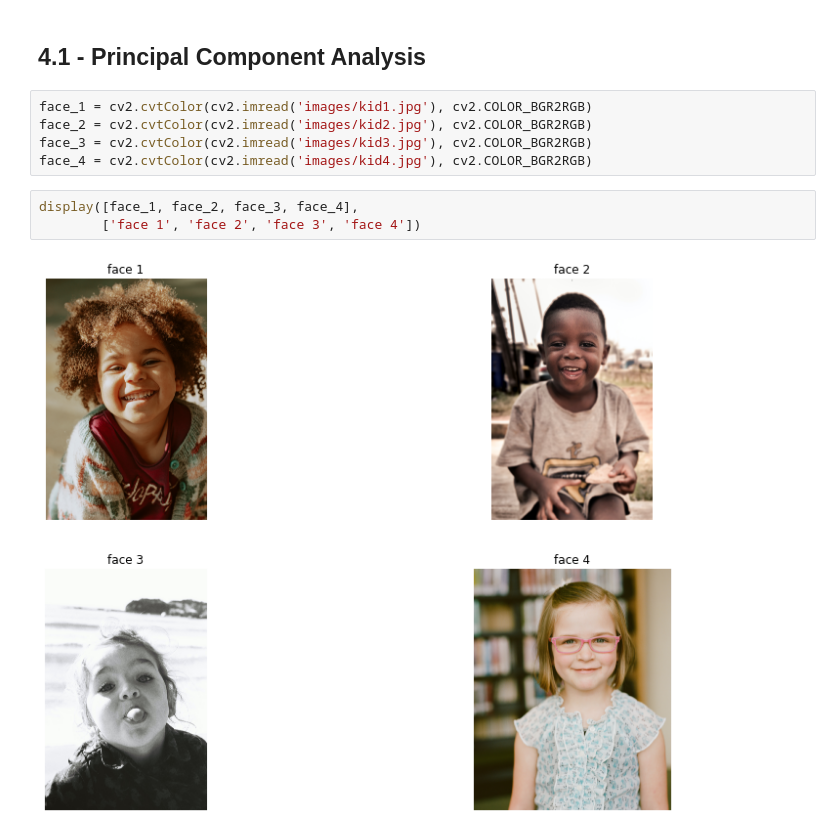
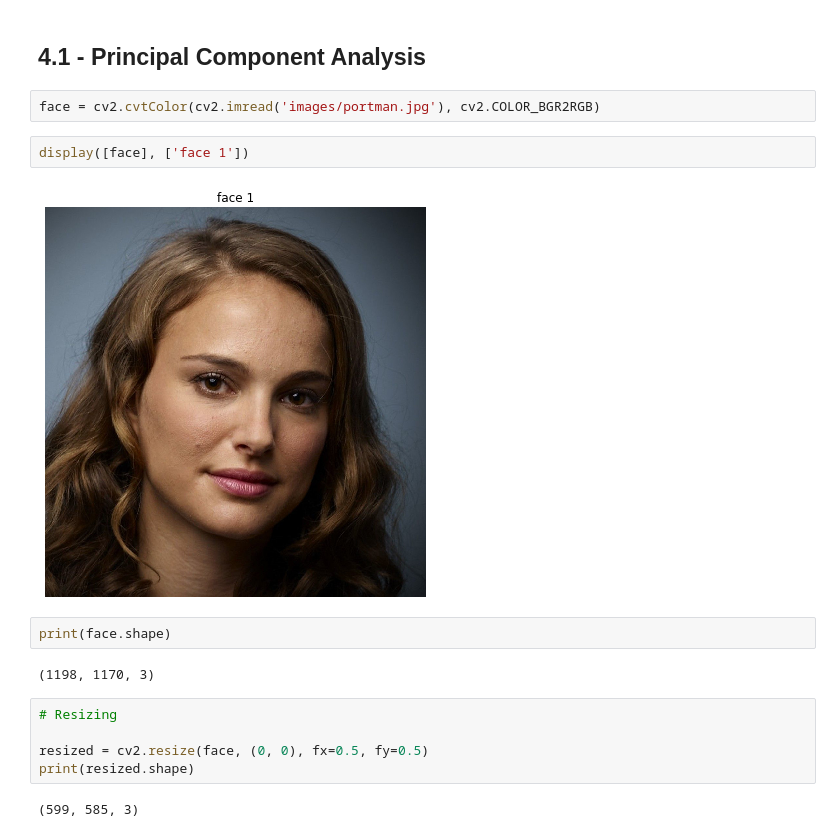
Before and after one commit to S010MON/image-processing, a Jupyter notebook: project2/6252320-Debnath_proj2.ipynb, the cells around one changed output. Drawn from its saved outputs; the diff is of its cells as text.

Commit message:
Natalie Portman added

```diff
--- a/project2/6252320-Debnath_proj2.ipynb
+++ b/project2/6252320-Debnath_proj2.ipynb
@@ -371,12 +371,19 @@ array([ 0.37247779, -0.34416745, -0.35751344,  0.10418296, -0.67694893,
 # %% [markdown]
 ## 4.1 - Principal Component Analysis
-# %%
-face_1 = cv2.cvtColor(cv2.imread('images/kid1.jpg'), cv2.COLOR_BGR2RGB)
-face_2 = cv2.cvtColor(cv2.imread('images/kid2.jpg'), cv2.COLOR_BGR2RGB)
-face_3 = cv2.cvtColor(cv2.imread('images/kid3.jpg'), cv2.COLOR_BGR2RGB)
-face_4 = cv2.cvtColor(cv2.imread('images/kid4.jpg'), cv2.COLOR_BGR2RGB)
-# %%
-display([face_1, face_2, face_3, face_4],
-        ['face 1', 'face 2', 'face 3', 'face 4'])
-# %% [output]
-[figure, removed]
+# %%
+face = cv2.cvtColor(cv2.imread('images/portman.jpg'), cv2.COLOR_BGR2RGB)
+# %%
+display([face], ['face 1'])
+# %% [output]
+[figure, added]
+# %%
+print(face.shape)
+# %% [output]
+(1198, 1170, 3)
+# %%
+# Resizing
+
+resized = cv2.resize(face, (0, 0), fx=0.5, fy=0.5)
+print(resized.shape)
+# %% [output]
+(599, 585, 3)
```
Also changed, not shown: parts of 11 cells of this notebook.
